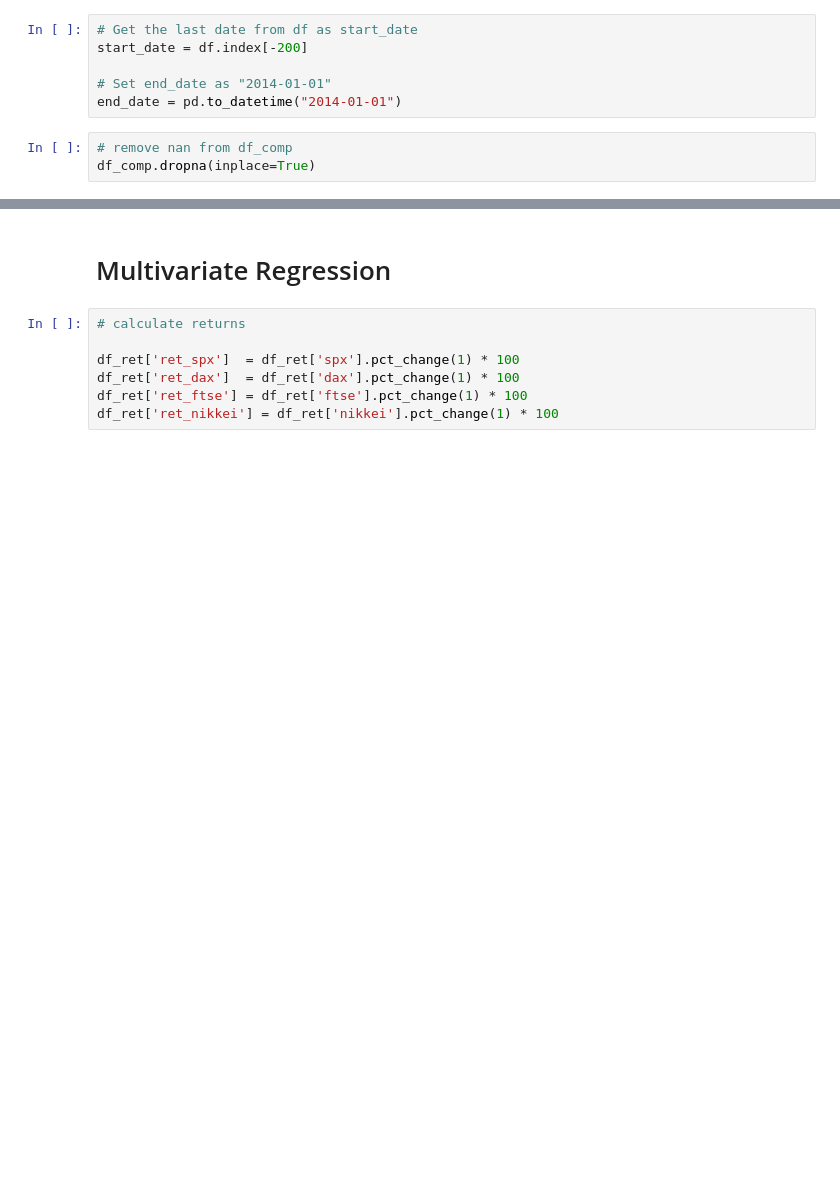
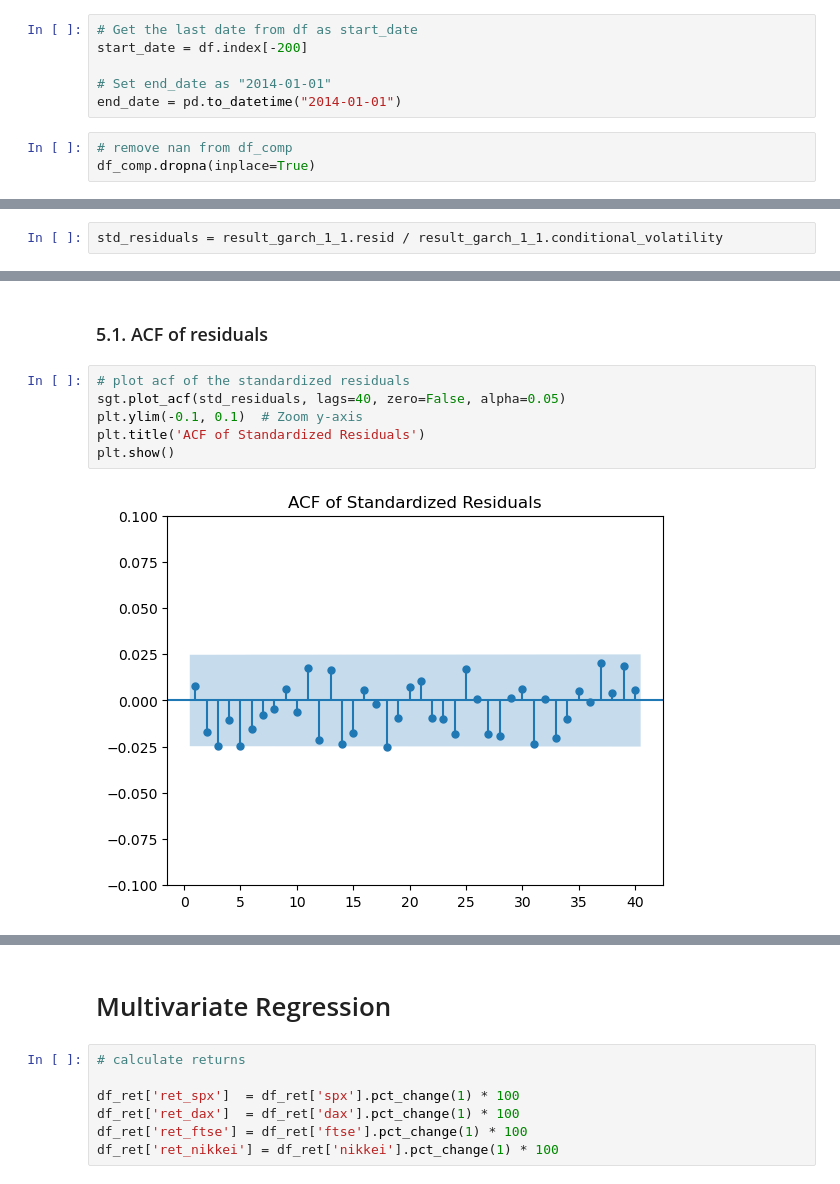
Before and after one commit to niranjan-kamal/time_series_models, a Jupyter notebook: Volatility_models_&_multivariate_regression.ipynb, the cells around one changed output, grey strips where cells are left out. Drawn from its saved outputs; the diff is of its cells as text; blank space fills up the shorter version.

```diff
--- a/Volatility_models_&_multivariate_regression.ipynb
+++ b/Volatility_models_&_multivariate_regression.ipynb
@@ -623,0 +615,2 @@ plt.show()
+# %%
+std_residuals = result_garch_1_1.resid / result_garch_1_1.conditional_volatility
@@ -623,0 +633,10 @@ plt.show()
+# %% [markdown]
+### 5.1. ACF of residuals
+# %%
+# plot acf of the standardized residuals
+sgt.plot_acf(std_residuals, lags=40, zero=False, alpha=0.05)
+plt.ylim(-0.1, 0.1)  # Zoom y-axis
+plt.title('ACF of Standardized Residuals')
+plt.show()
+# %% [output]
+[figure, added]
```
Also changed, not shown: parts of 28 cells of this notebook.
